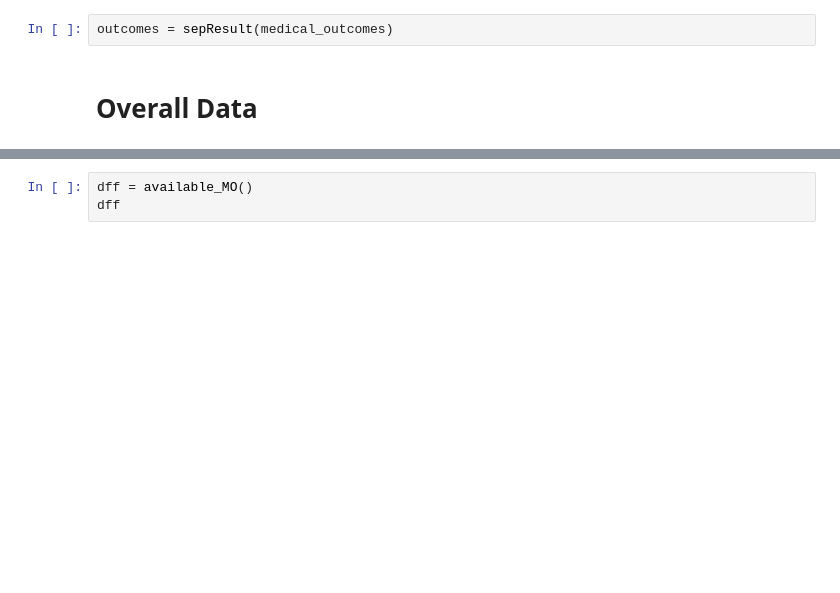
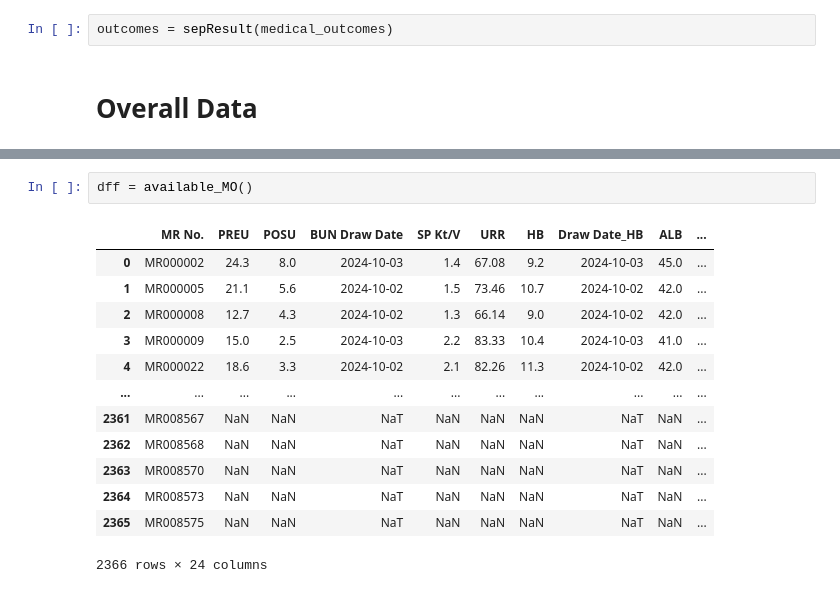
Before and after one commit to AshrafRafizaDaVita/Clinical-Data, a Jupyter notebook: Clinical-Data.ipynb, the cells around one changed output, grey strips where cells are left out. Saved outputs shown, nothing was run; the diff lists cells and outputs as text; blank space fills up the shorter version.

```diff
--- a/Clinical-Data.ipynb
+++ b/Clinical-Data.ipynb
@@ -27,5 +65,18 @@ allData
 # %%
 dff = available_MO()
-dff
+# %% [output]
+|  | MR No. | PREU | POSU | BUN Draw Date | SP Kt/V | URR | HB | Draw Date_HB | ALB | ... |
+| 0 | MR000002 | 24.3 | 8.0 | 2024-10-03 | 1.4 | 67.08 | 9.2 | 2024-10-03 | 45.0 | ... |
+| 1 | MR000005 | 21.1 | 5.6 | 2024-10-02 | 1.5 | 73.46 | 10.7 | 2024-10-02 | 42.0 | ... |
+| 2 | MR000008 | 12.7 | 4.3 | 2024-10-02 | 1.3 | 66.14 | 9.0 | 2024-10-02 | 42.0 | ... |
+| 3 | MR000009 | 15.0 | 2.5 | 2024-10-03 | 2.2 | 83.33 | 10.4 | 2024-10-03 | 41.0 | ... |
+| 4 | MR000022 | 18.6 | 3.3 | 2024-10-02 | 2.1 | 82.26 | 11.3 | 2024-10-02 | 42.0 | ... |
+| ... | ... | ... | ... | ... | ... | ... | ... | ... | ... | ... |
+| 2361 | MR008567 | NaN | NaN | NaT | NaN | NaN | NaN | NaT | NaN | ... |
+| 2362 | MR008568 | NaN | NaN | NaT | NaN | NaN | NaN | NaT | NaN | ... |
+| 2363 | MR008570 | NaN | NaN | NaT | NaN | NaN | NaN | NaT | NaN | ... |
+| 2364 | MR008573 | NaN | NaN | NaT | NaN | NaN | NaN | NaT | NaN | ... |
+| 2365 | MR008575 | NaN | NaN | NaT | NaN | NaN | NaN | NaT | NaN | ... |
+2366 rows × 24 columns
 # %%
 dfs = replaceNullResult(allData)
```
Also changed, not shown: parts of 4 cells of this notebook, 1 other file.
